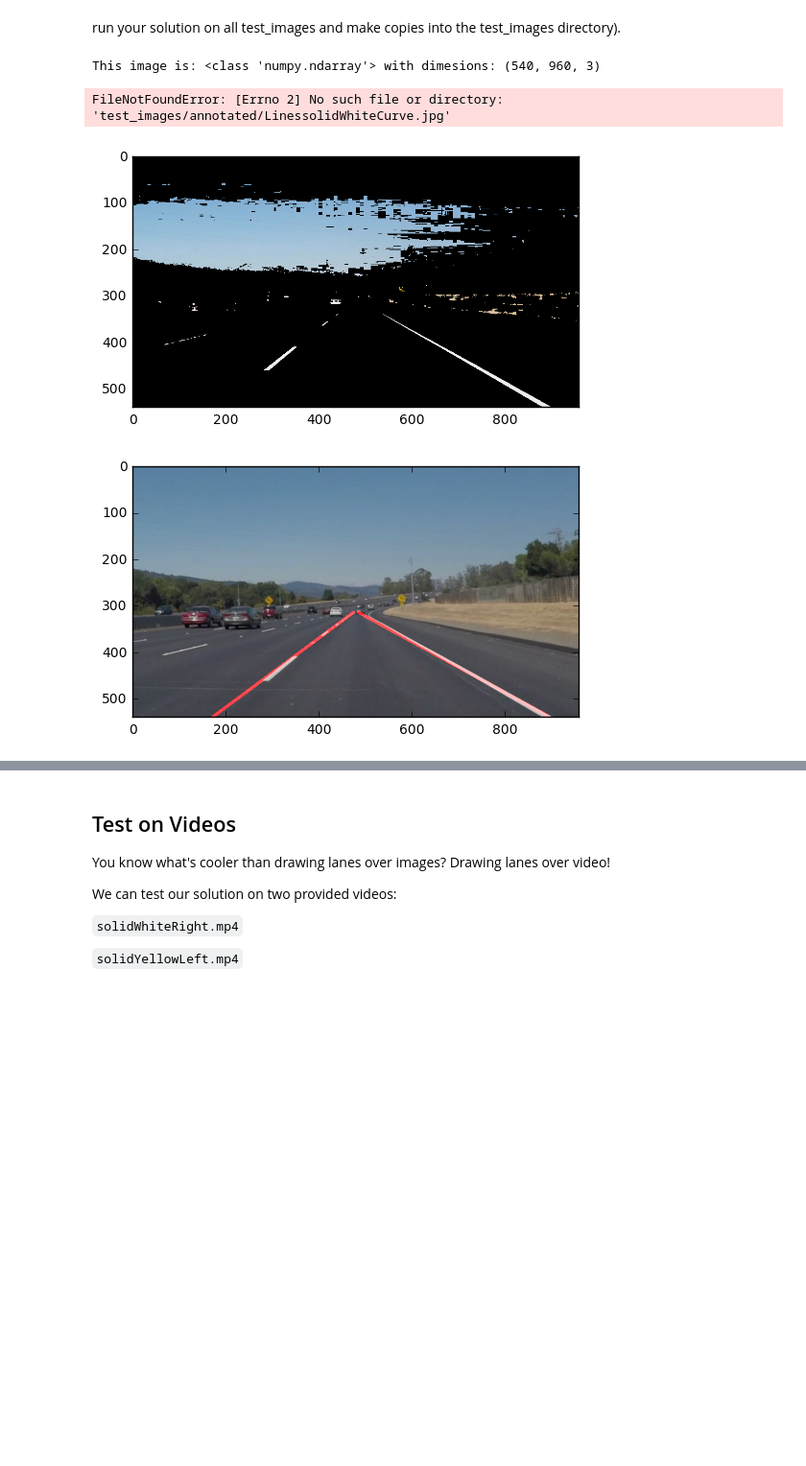
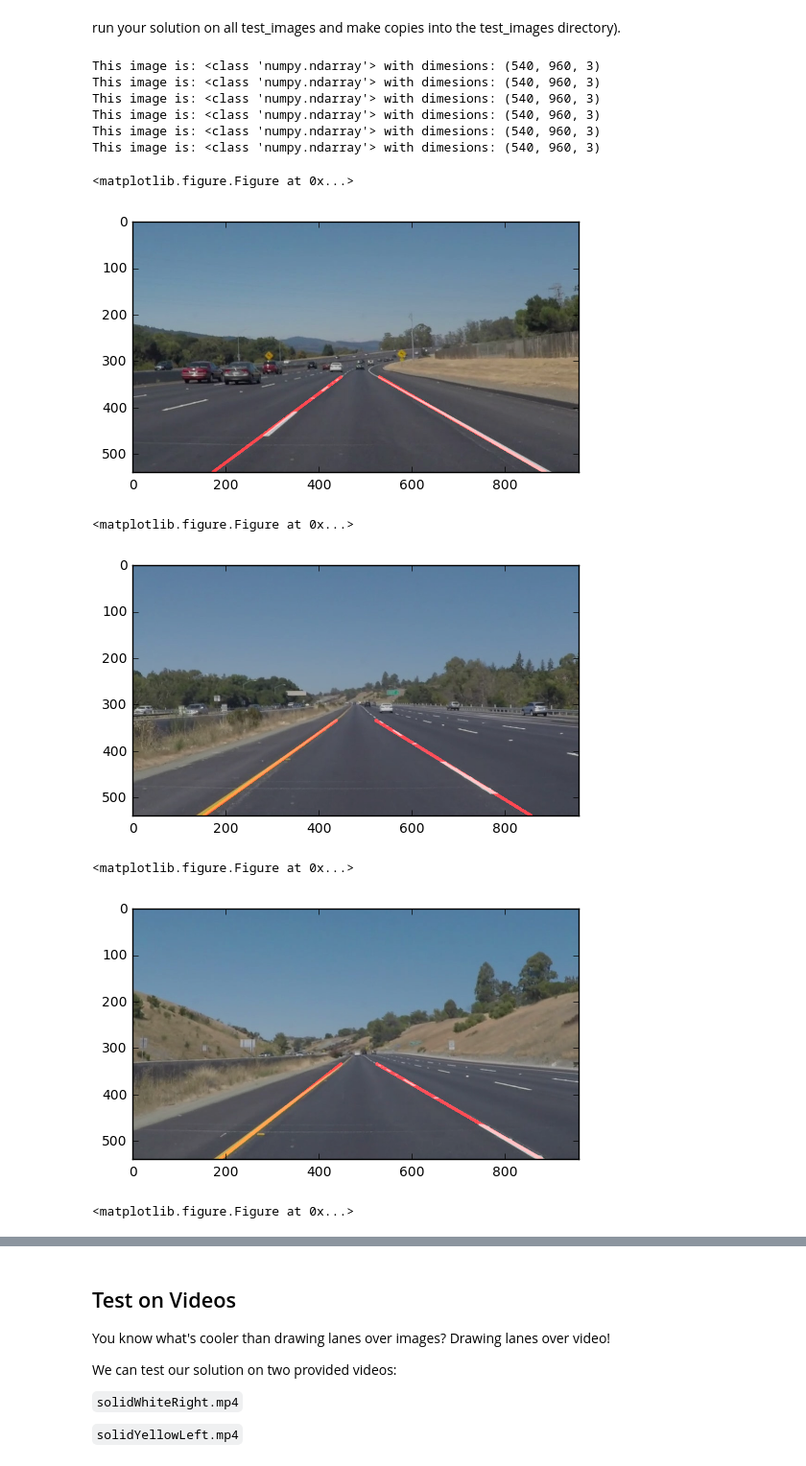
Before and after one commit to RobotMa/CarND-LaneLInes-P1, a Jupyter notebook: P1.ipynb, the cells around one changed output, grey strips where cells are left out. Shown at 96% size. Saved outputs shown, nothing was run; the diff lists cells and outputs as text; code cells hidden in the pictures; blank space fills up the shorter version.

```diff
--- a/P1.ipynb
+++ b/P1.ipynb
@@ -351,10 +292,9 @@ threshold = 4
 min_line_length = 15
 max_line_gap = 5
 
-# vertex1 = (30,imshape[0])
-# vertex2 = (imshape[1]/2 - 10, imshape[0]/2 + 45)
-# vertex3 = (imshape[1]/2 + 10, imshape[0]/2 + 45)
-# vertex4 = (imshape[1] - 30,imshape[0])
+# global slopes variables and global intercepts variables
+slopes_global = []
+intercepts_global = []
 
 for img in test_images:
 
@@ -385,38 +325,47 @@ for img in test_images:
     color_select= np.copy(image)
     # Mask color selection
     color_select[color_thresholds] = [0,0,0]
-    plt.imshow(color_select)
+    # plt.imshow(color_select)
 
     # Change 3 channel picture into one gray channel
     # gray_image = grayscale(image)
     gray_image = grayscale(color_select)
 
     # Apply initial Gaussian blur for better result
     blur_gray_image = gaussian_blur(image, kernel_size)
 
     # Detect the edges in the blurred and gray image
     edges = canny(blur_gray_image, low_threshold, high_threshold)
 
     # Define the vertices for selecting the area of interest
     imshape = image.shape
     vertices = np.array([[(30,imshape[0]),(imshape[1]/2 - 10, imshape[0]/2 + 45), \
                       (imshape[1]/2 + 10, imshape[0]/2 + 45), (imshape[1] - 30,imshape[0])]], dtype=np.int32)
 
 
     masked_image = region_of_interest(edges, vertices)
 
     line_image = hough_lines(masked_image, rho, theta, threshold, min_line_length, max_line_gap)
 
     # Overlap the line_image with the original image
     line_edges = weighted_img(line_image, image)
 
     # Print info and show the resulted image
     print('This image is:', type(image), 'with dimesions:', image.shape)
     fig = plt.figure()
     plt.imshow(line_edges)
-    plt.imsave('test_images/annotated/Lines' + img,line_edges)
+    plt.imsave('annotated_images/' + img, line_edges)
 # %% [output]
 This image is: <class 'numpy.ndarray'> with dimesions: (540, 960, 3)
+This image is: <class 'numpy.ndarray'> with dimesions: (540, 960, 3)
+This image is: <class 'numpy.ndarray'> with dimesions: (540, 960, 3)
+This image is: <class 'numpy.ndarray'> with dimesions: (540, 960, 3)
+This image is: <class 'numpy.ndarray'> with dimesions: (540, 960, 3)
+This image is: <class 'numpy.ndarray'> with dimesions: (540, 960, 3)
-FileNotFoundError: [Errno 2] No such file or directory: 'test_images/annotated/LinessolidWhiteCurve.jpg'
+<matplotlib.figure.Figure at 0x...>
-[figure, old version]
+[figure, new version]
+<matplotlib.figure.Figure at 0x...>
-[figure, old version]
+[figure, new version]
+<matplotlib.figure.Figure at 0x...>
+[figure, added]
+<matplotlib.figure.Figure at 0x...>
```
Also changed, not shown: parts of 5 cells of this notebook, 9 other files.
